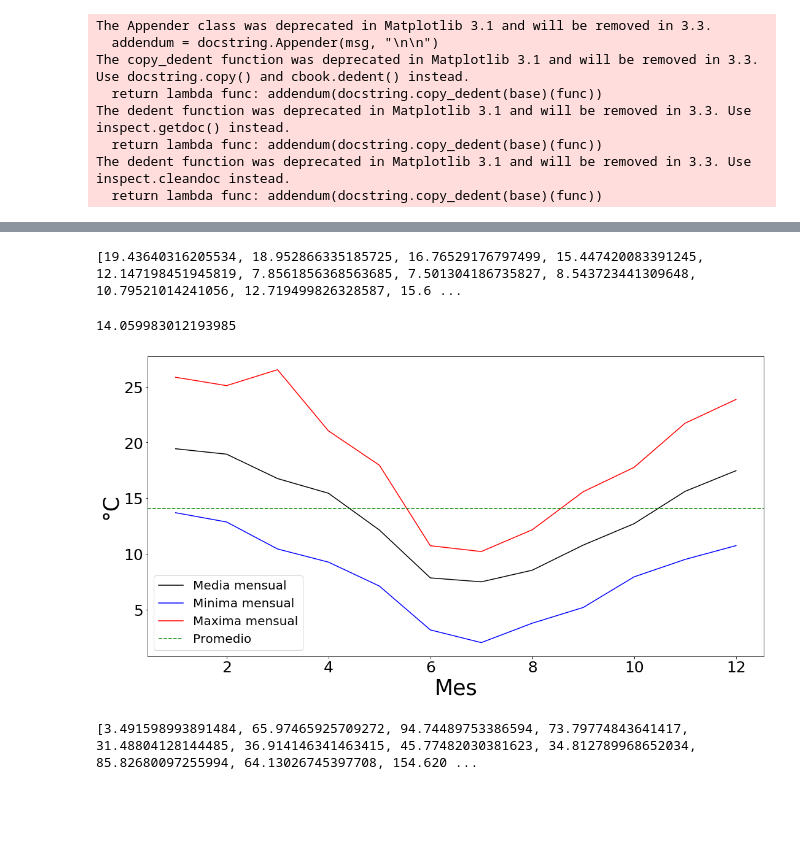
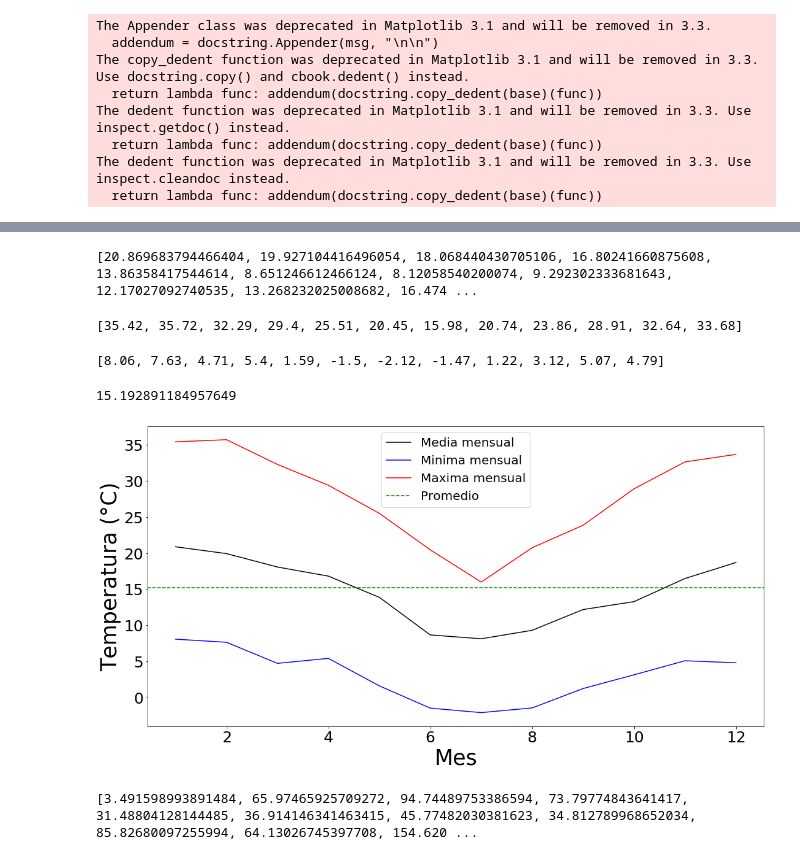
Before and after one commit to Nahu-11/Tesis, a Jupyter notebook: New scripts/Climatologia.ipynb, the cells around one changed output, grey strips where cells are left out. Cells and saved outputs as stored; diff of their text form; code cells hidden in the pictures; blank space fills up the shorter version.

```diff
--- a/New scripts/Climatologia.ipynb
+++ b/New scripts/Climatologia.ipynb
@@ -30,3 +30,9 @@ def metadata(ejex, ejey):
     plt.xticks(fontsize = 25)
     plt.yticks(fontsize = 25)
     return
+# %%
+estadisticas = pd.read_csv(
+        'C:\\Users\\nahue\\Desktop\\Tesis_2\\Datos\\estadisticas.txt',
+        delimiter = '\t',
+        decimal = '.',
+        )
@@ -71,0 +126,19 @@ max      199.600000
+# %%
+variable = ['TSS1', 'TS1', 'TS2', 'TS3', 'TS4']
+dias = np.arange(0, 390, 30)
+promedio = list(range(1, len(dias)))
+x = list(range(1, 13))
+plt.figure(figsize = (18, 9))
+metadata('Mes', 'Temperatura (°C)')
+for j in variable:
+    for i in list(range(1, len(dias))):
+        desde = dias[i-1]
+        hasta = dias[i]
+        promedio[i-1] = datos_conv[(datos_conv['Momento'] < hasta)
+                                  & (datos_conv['Momento'] > desde)
+                                  & (datos_conv[j] < 80)
+                                  ][j].mean()
+
+    plt.plot(x, promedio)
+plt.legend(['5 mm', '3 cm', '8 cm', '27 cm', '70 cm'], fontsize= 20)
+plt.savefig('C:\\Users\\nahue\\Desktop\\Tesis_2\\Escritura\\Temperaturas_suelos.png')
@@ -72,5 +147,5 @@ max      199.600000
 # %%
-variable = 'TSS1'
+variable = 'TA1'
 dias = np.arange(0, 390, 30)
 promedio = list(range(1, len(dias)))
 minimos = list(range(1, len(dias)))
@@ -92,23 +167,33 @@ for i in list(range(1, len(dias))):
                               ][variable].max()
 print(promedio)
 # %% [output]
-[19.43640316205534, 18.952866335185725, 16.76529176797499, 15.447420083391245, 12.147198451945819, 7.8561856368563685, 7.501304186735827, 8.543723441309648, 10.79521014241056, 12.719499826328587, 15.6 ...
+[20.869683794466404, 19.927104416496054, 18.068440430705106, 16.80241660875608, 13.86358417544614, 8.651246612466124, 8.12058540200074, 9.292302333681643, 12.17027092740535, 13.268232025008682, 16.474 ...
+# %%
+print(maximos)
+# %% [output]
+[35.42, 35.72, 32.29, 29.4, 25.51, 20.45, 15.98, 20.74, 23.86, 28.91, 32.64, 33.68]
+# %%
+print(minimos)
+# %% [output]
+[8.06, 7.63, 4.71, 5.4, 1.59, -1.5, -2.12, -1.47, 1.22, 3.12, 5.07, 4.79]
 # %%
 datos_conv[variable].mean()
 # %% [output]
-14.059983012193985
+15.192891184957649
 # %%
 x = list(range(1, 13))
 plt.figure(figsize = (18, 9))
 plt.plot(x, promedio, color = 'black')
 plt.plot(x, minimos, color = 'blue')
 plt.plot(x, maximos, color = 'red')
-metadata('Mes', '°C')
+metadata('Mes', 'Temperatura (°C)')
 plt.axhline(datos_conv[variable].mean(), ls = '--', color = 'green')
-plt.legend(['Media mensual', 'Minima mensual', 'Maxima mensual', 'Promedio'], fontsize= 20)
-plt.savefig('C:\\Users\\nahue\\Desktop\\Tesis_2\\Escritura\\Temperatura.png')
+plt.legend(['Media mensual', 'Minima mensual', 'Maxima mensual', 'Promedio'],
+           fontsize = 20
+          )
+plt.savefig('C:\\Users\\nahue\\Desktop\\Tesis_2\\Escritura\\Temperatura_aire.png')
 # %% [output]
-[figure, old version]
+[figure, new version]
 # %%
 variable = 'PP'
 dias = np.arange(0, 390, 30)
```
Also changed, not shown: parts of 7 cells of this notebook.
